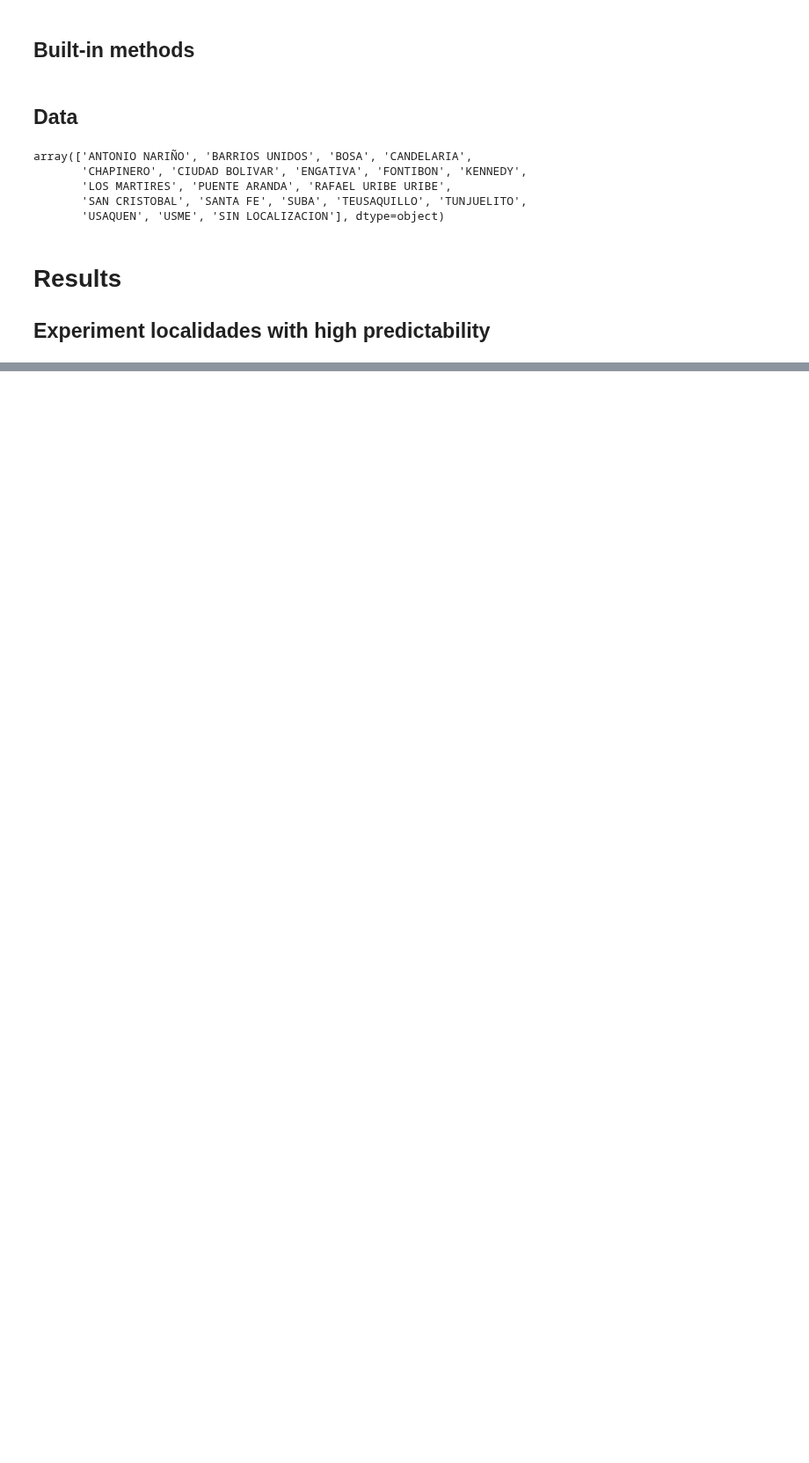
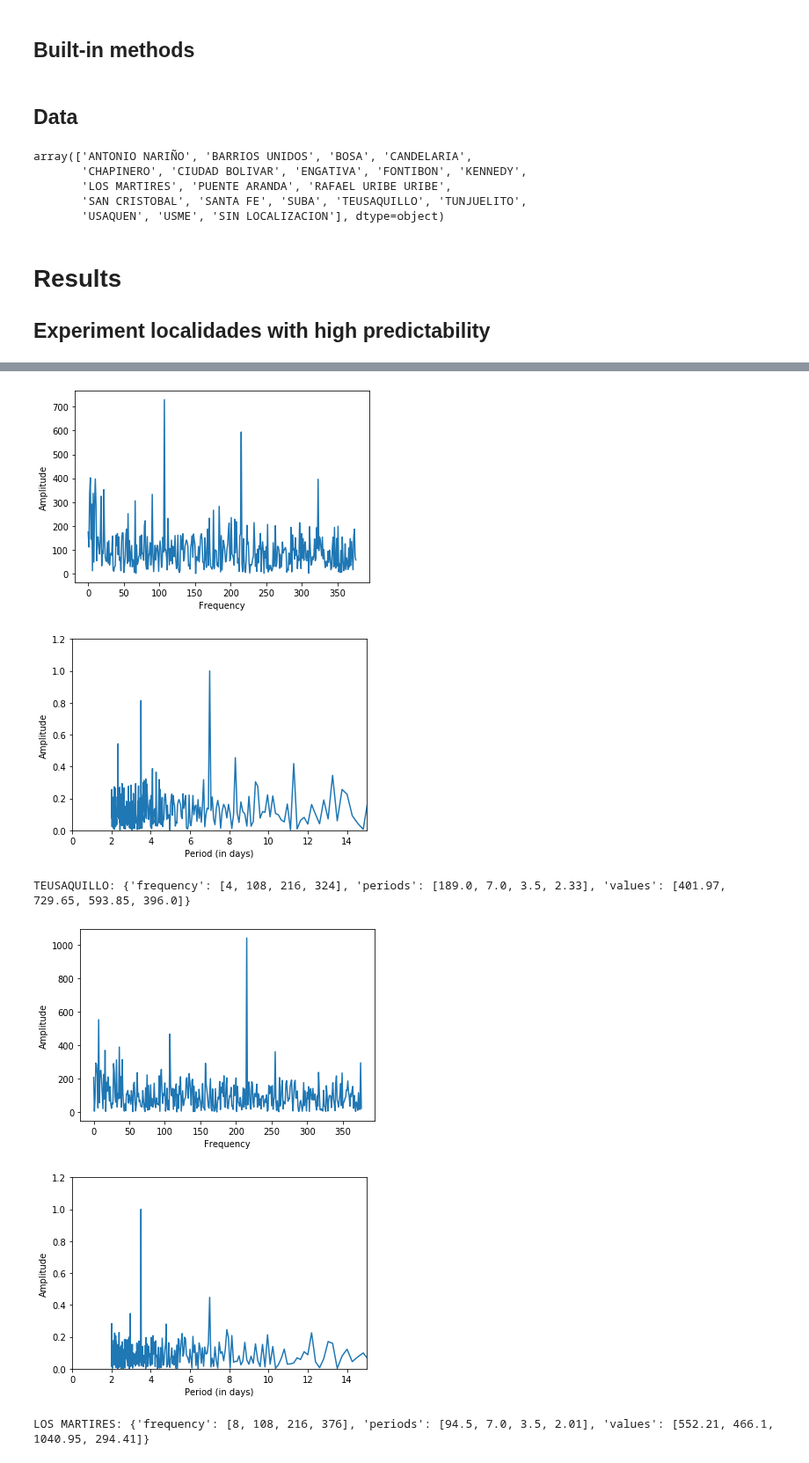
Before and after one commit to jrudascas/security_project, a Jupyter notebook: periodicity_experiments/experiment_06_fft_localidades.ipynb, the cells around one changed output, grey strips where cells are left out. Shown at 88% size. Drawn from its saved outputs; the diff is of its cells as text; code cells hidden in the pictures; blank space fills up the shorter version.

```diff
--- a/periodicity_experiments/experiment_06_fft_localidades.ipynb
+++ b/periodicity_experiments/experiment_06_fft_localidades.ipynb
@@ -66,3 +68,7 @@ def get_max_frequencies(unilateral_fft_signal,fs_original_signal):
     print('Max frequencies: ',max_freq)
     periodicity = fs_original_signal/max_freq
     print('Periods: ', periodicity)
+# %%
+def get_frequency_peaks(unilateral_fft, custom_distance):
+    peaks, _ = find_peaks(unilateral_fft, distance = custom_distance)
+    return peaks
@@ -398,0 +188,43 @@ Periods:  [ 721.42857143  459.09090909 2525.          841.66666667 1010.
+# %%
+localidadesList = ['TEUSAQUILLO','LOS MARTIRES','CHAPINERO','BARRIOS UNIDOS']
+# %%
+lT = 756 #keep number of samples from predictiblity experiment(04)
+peaks={}
+
+for localidad in localidadesList:
+    df_by_localidad = df_by_date[df_by_date['LOCALIDAD'] == localidad]
+
+    #Make sure dataset starts on Monday for the experiment
+    df_by_localidad = set_initial_dataset_day(df_by_localidad,'Monday')
+
+    #Make sure dataset include consecutive dates in period
+    idx = pd.date_range(min(df_by_localidad.reset_index().date), max(df_by_localidad.reset_index().date))
+    df_by_localidad = df_by_localidad.reindex(idx, fill_value=0)
+
+    df_localidad_values = pd.Series(df_by_localidad['total_eventos']).values
+    df_localidad_values = df_localidad_values[0:lT]
+
+    fft_localidad = fourier_analysis(df_localidad_values)
+    fig, ax = plt.subplots(1,1,sharex=True, sharey=True)
+    ax.plot(fft_localidad[1:])
+    plt.ylabel("Amplitude")
+    plt.xlabel("Frequency")
+    plt.show()
+
+    plot_fft_period_axis(df_localidad_values,fft_localidad)
+
+    peaks[localidad]={}
+    peak_points = get_frequency_peaks(fft_localidad, 90)
+    peak_values = get_peaks_magnitude(fft_localidad,peak_points)
+    peak_periods = get_peaks_period(list(peak_points),len(df_localidad_values))
+    peaks[localidad]['frequency']=list(peak_points)
+    peaks[localidad]['periods']=peak_periods
+    peaks[localidad]['values']=peak_values
+    print(localidad+': '+str(peaks[localidad]))
+# %% [output]
+[figure, added]
+[figure, added]
+TEUSAQUILLO: {'frequency': [4, 108, 216, 324], 'periods': [189.0, 7.0, 3.5, 2.33], 'values': [401.97, 729.65, 593.85, 396.0]}
+[figure, added]
+[figure, added]
+LOS MARTIRES: {'frequency': [8, 108, 216, 376], 'periods': [94.5, 7.0, 3.5, 2.01], 'values': [552.21, 466.1, 1040.95, 294.41]}
```
Also changed, not shown: parts of 58 cells of this notebook.
